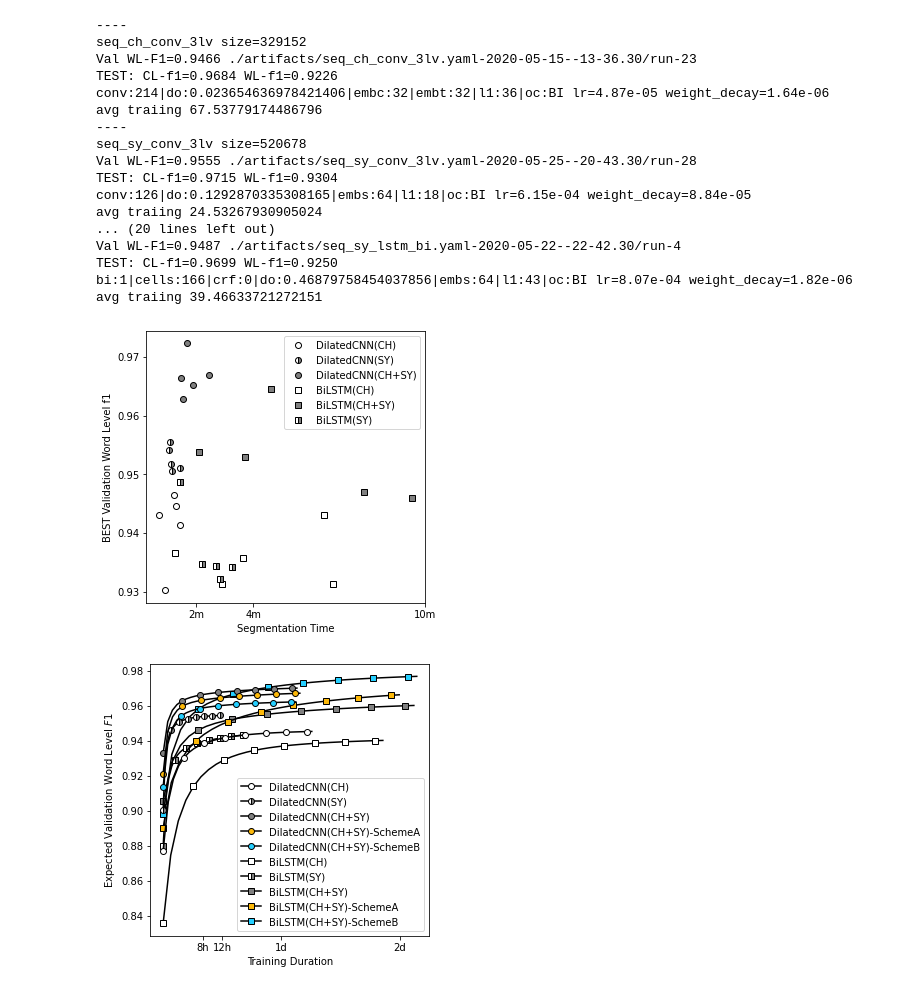
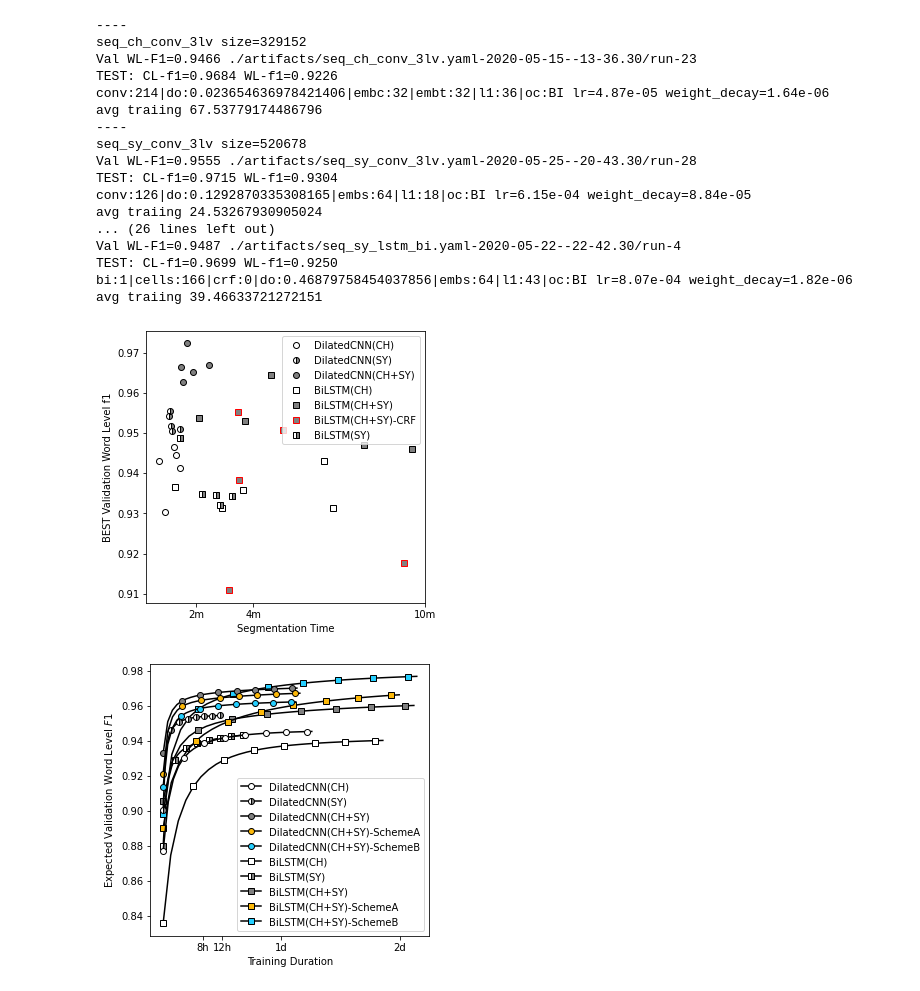
Before and after one commit to p16i/Syllable-based-Neural-Thai-Word-Segmentation, a Jupyter notebook: notebooks/viz-plot-hyperopt-results.ipynb, the cells around one changed output. Drawn from its saved outputs; the diff is of its cells as text; code cells hidden in the pictures.

```diff
--- a/notebooks/viz-plot-hyperopt-results.ipynb
+++ b/notebooks/viz-plot-hyperopt-results.ipynb
@@ -8,6 +8,8 @@ data = {
     "DilatedCNN(CH)": "../stats/seq_ch_conv_3lv.yaml-2020-05-15--13-36.30.csv",
     "DilatedCNN(SY)": "../stats/seq_sy_conv_3lv.yaml-2020-05-25--20-43.30.csv",
     "DilatedCNN(CH+SY)": "../stats/seq_sy_ch_conv_3lv.yaml-2020-05-15--22-41.30.csv",
+    "DilatedCNN(CH+SY-CBOW)": "../stats/seq_sy_ch_conv_3lv_cow.yaml-2020-05-25--22-45.30.csv",
+    "DilatedCNN(CH+SY-Skipgram)": "../stats/seq_sy_ch_conv_3lv_skipgram.yaml-2020-05-25--22-46.30.csv",
     "DilatedCNN(CH+SY)-SchemeA": "../stats/seq_sy_ch_conv_3lv_scheme_a.yaml-2020-05-24--17-49.30.csv",
     "DilatedCNN(CH+SY)-SchemeB": "../stats/seq_sy_ch_conv_3lv_scheme_b.yaml-2020-05-24--17-49.30.csv",
 
@@ -35,6 +37,10 @@ def markercolor(k):
             return "#FDB90A"
         elif "SchemeB" in k:
             return "#25CFFF"
+        elif "CBOW" in k:
+            return "red"
+        elif "Skipgram" in k:
+            return "blue"
         else:
             return "gray"
     else:
@@ -79,36 +85,38 @@ def plot_hyperopt(families, n=10):
 #     plt.text(8.6, deepcut_wlf1 + 0.005, "DeepCut (dummy)", style='italic')
 #     plt.axhline(deepcut_wlf1, ls="--", color="gray", lw=1, zorder=0)
 #     plt.legend(loc='center left', bbox_to_anchor=(1, 0.5))
     plt.legend()
 
 plot_hyperopt([
     "DilatedCNN(CH)",
     "DilatedCNN(SY)",
     "DilatedCNN(CH+SY)",
+#     "DilatedCNN(CH+SY-CBOW)",
+#     "DilatedCNN(CH+SY-Skipgram)",
     "BiLSTM(CH)",
     "BiLSTM(CH+SY)",
-#     "BiLSTM(CH+SY)-CRF",
+    "BiLSTM(CH+SY)-CRF",
     "BiLSTM(SY)"
 ], n=5)
 # %% [output]
 ----
 seq_ch_conv_3lv size=329152
 Val WL-F1=0.9466 ./artifacts/seq_ch_conv_3lv.yaml-2020-05-15--13-36.30/run-23
 TEST: CL-f1=0.9684 WL-f1=0.9226
 conv:214|do:0.023654636978421406|embc:32|embt:32|l1:36|oc:BI lr=4.87e-05 weight_decay=1.64e-06
 avg traiing 67.53779174486796
 ----
 seq_sy_conv_3lv size=520678
 Val WL-F1=0.9555 ./artifacts/seq_sy_conv_3lv.yaml-2020-05-25--20-43.30/run-28
 TEST: CL-f1=0.9715 WL-f1=0.9304
 conv:126|do:0.1292870335308165|embs:64|l1:18|oc:BI lr=6.15e-04 weight_decay=8.84e-05
 avg traiing 24.53267930905024
-... (20 lines left out)
+... (26 lines left out)
 Val WL-F1=0.9487 ./artifacts/seq_sy_lstm_bi.yaml-2020-05-22--22-42.30/run-4
 TEST: CL-f1=0.9699 WL-f1=0.9250
 bi:1|cells:166|crf:0|do:0.46879758454037856|embs:64|l1:43|oc:BI lr=8.07e-04 weight_decay=1.82e-06
 avg traiing 39.46633721272151
-[figure, old version]
+[figure, new version]
 # %%
 def plot_expected_perf(families):
     plt.figure(figsize=(5, 5))
```
Also changed, not shown: parts of 2 cells of this notebook, 2 other files.
